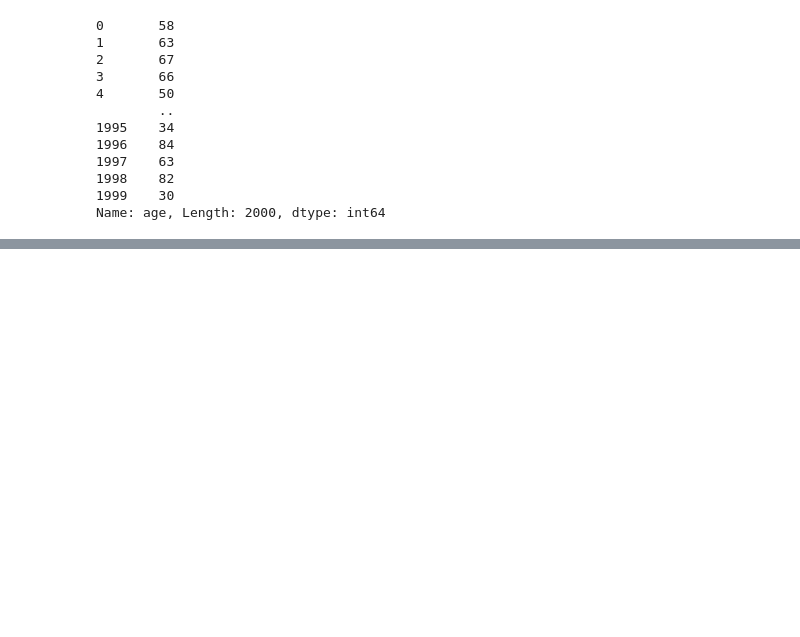
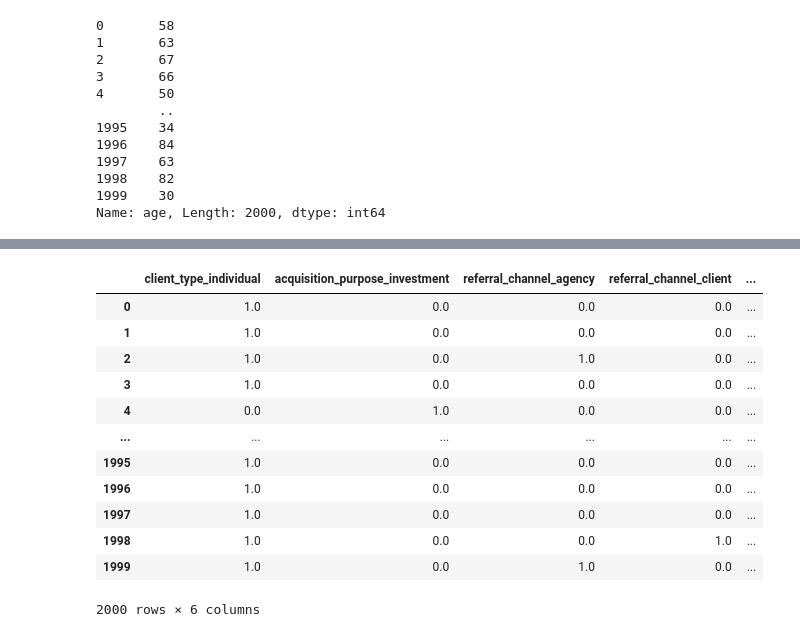
Before and after one commit to ramchandan2059-hue/Financial-Analytics-Real-Estate, a Jupyter notebook: notebooks/financial_real_estate_analysis.ipynb, the cells around one changed output, grey strips where cells are left out. Cells and saved outputs as stored; diff of their text form; code cells hidden in the pictures; blank space fills up the shorter version.

```diff
--- a/notebooks/financial_real_estate_analysis.ipynb
+++ b/notebooks/financial_real_estate_analysis.ipynb
@@ -563,0 +576,25 @@ Name: age, Length: 2000, dtype: int64
+# %%
+categorical_columns = ["client_type", "acquisition_purpose", "referral_channel", "gender"]
+
+enc = OneHotEncoder(handle_unknown="ignore", sparse_output=False, drop="if_binary")
+enc_df = pd.DataFrame(
+    enc.fit_transform(client_df[categorical_columns]),
+    columns=enc.get_feature_names_out(categorical_columns),
+    index=client_df.index
+)
+# %%
+enc_df
+# %% [output]
+|  | client_type_individual | acquisition_purpose_investment | referral_channel_agency | referral_channel_client | ... |
+| 0 | 1.0 | 0.0 | 0.0 | 0.0 | ... |
+| 1 | 1.0 | 0.0 | 0.0 | 0.0 | ... |
+| 2 | 1.0 | 0.0 | 1.0 | 0.0 | ... |
+| 3 | 1.0 | 0.0 | 0.0 | 0.0 | ... |
+| 4 | 0.0 | 1.0 | 0.0 | 0.0 | ... |
+| ... | ... | ... | ... | ... | ... |
+| 1995 | 1.0 | 0.0 | 0.0 | 0.0 | ... |
+| 1996 | 1.0 | 0.0 | 0.0 | 0.0 | ... |
+| 1997 | 1.0 | 0.0 | 0.0 | 0.0 | ... |
+| 1998 | 1.0 | 0.0 | 0.0 | 1.0 | ... |
+| 1999 | 1.0 | 0.0 | 1.0 | 0.0 | ... |
+2000 rows × 6 columns
```
Also changed, not shown: parts of 6 cells of this notebook.
